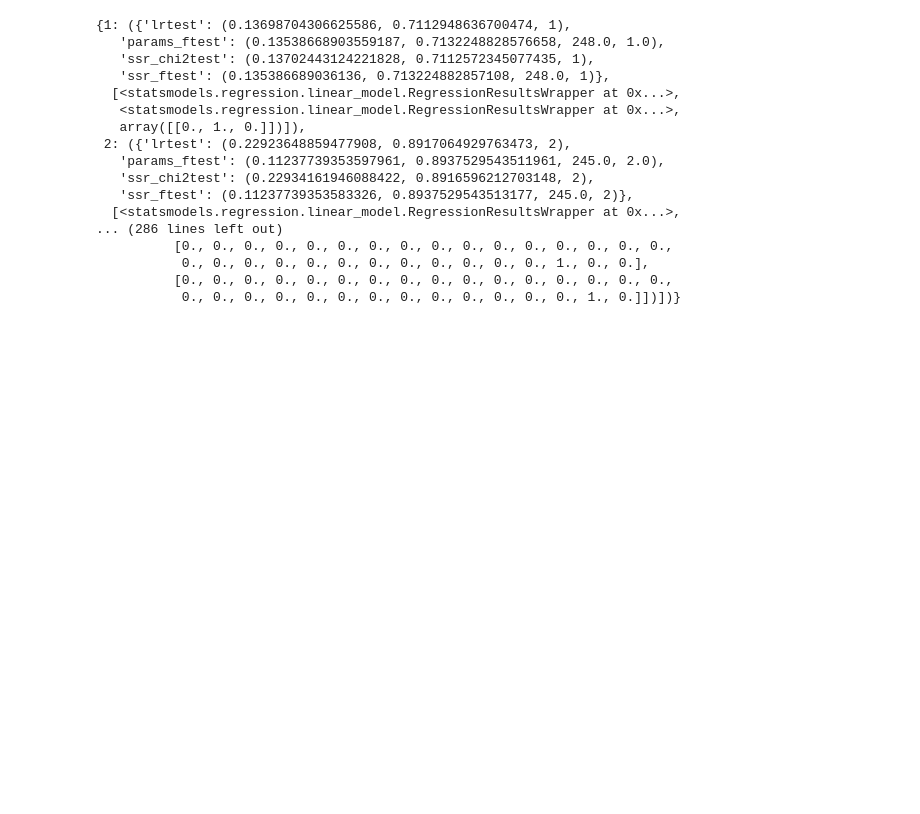
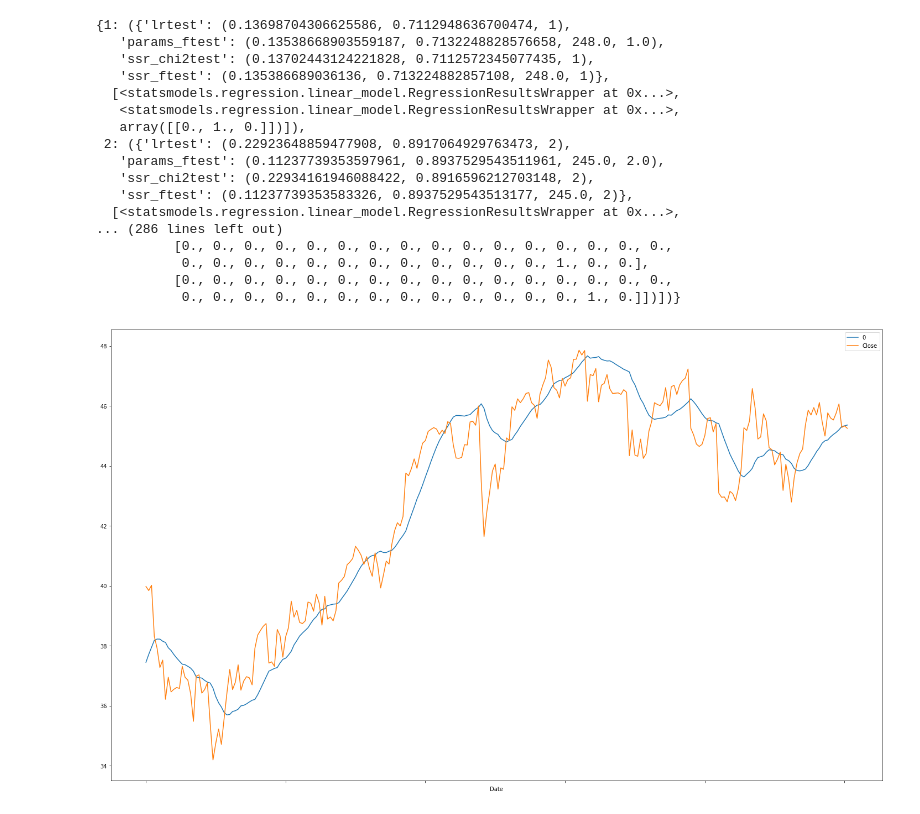
Before and after one commit to Turing-Machines-PESU/stock_market_analysis, a Jupyter notebook: Dickey Fuller Test and Filters.ipynb, the cells around one changed output. Saved outputs shown, nothing was run; the diff lists cells and outputs as text; code cells hidden in the pictures; blank space fills up the shorter version.

Commit message:
Bug Fix: Smoothing

```diff
--- a/Dickey Fuller Test and Filters.ipynb
+++ b/Dickey Fuller Test and Filters.ipynb
@@ -176,3 +176,15 @@ result_granger
            0., 0., 0., 0., 0., 0., 0., 0., 0., 0., 0., 0., 1., 0., 0.],
           [0., 0., 0., 0., 0., 0., 0., 0., 0., 0., 0., 0., 0., 0., 0., 0.,
            0., 0., 0., 0., 0., 0., 0., 0., 0., 0., 0., 0., 0., 1., 0.]])])}
+# %%
+from statsmodels.tsa.holtwinters import ExponentialSmoothing
+
+def exp_smoothing(data):
+	model = ExponentialSmoothing(data, trend = "additive").fit(smoothing_level=0.1,optimized=True)
+	result = model.fittedvalues
+	return pd.DataFrame(result)
+# %%
+pd.concat([exp_smoothing(data.Close["2016":"2017"]), data.Close["2016":"2017"]], axis = 1).plot()
+plt.show()
+# %% [output]
+[figure, added]
```
Also changed, not shown: parts of 4 cells of this notebook, 1 other file.
